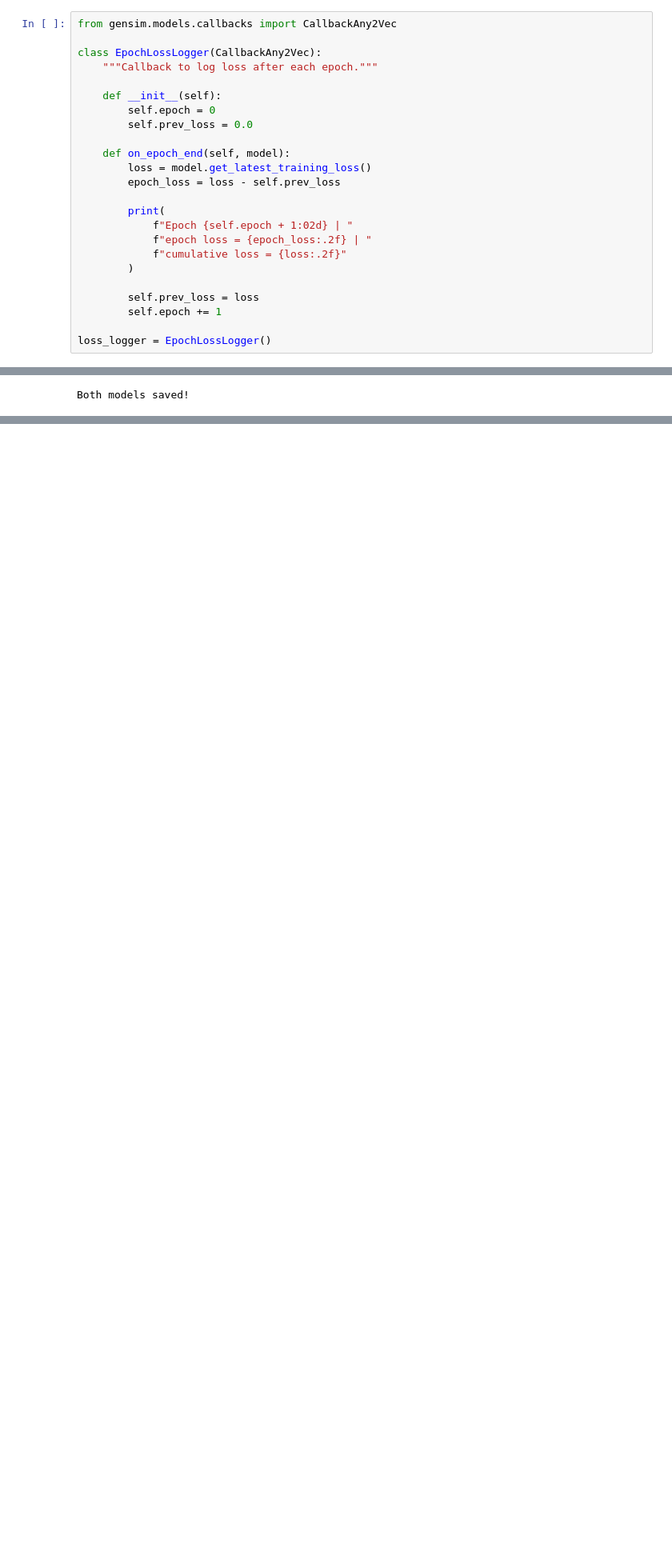
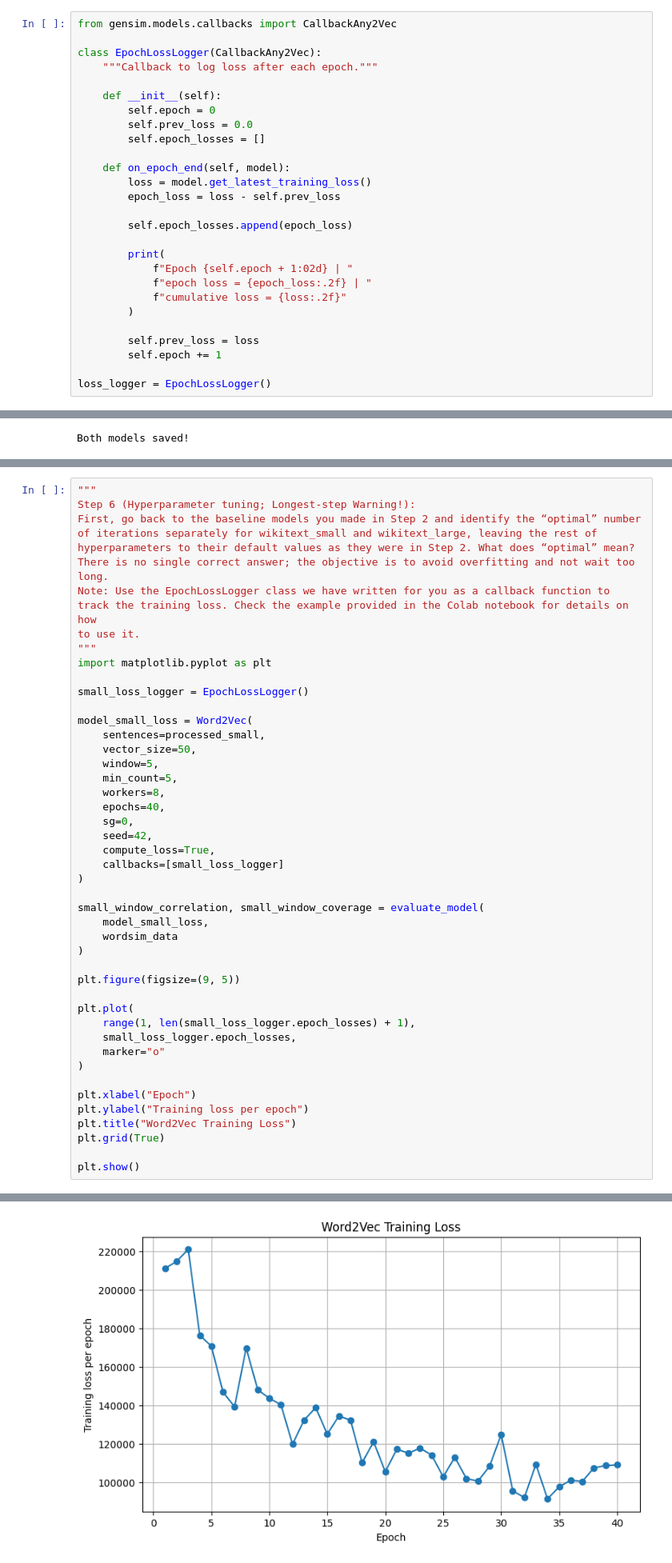
Before and after one commit to yvn2000/NLP_CW1, a Jupyter notebook: material/F21NL_CW1.ipynb, the cells around one changed output, grey strips where cells are left out. Shown at 80% size. Cells and saved outputs as stored; diff of their text form; blank space fills up the shorter version.

Commit message:
Pretrained google model and epoch tuning

```diff
--- a/material/F21NL_CW1.ipynb
+++ b/material/F21NL_CW1.ipynb
@@ -111,10 +113,13 @@ class EpochLossLogger(CallbackAny2Vec):
     def __init__(self):
         self.epoch = 0
         self.prev_loss = 0.0
+        self.epoch_losses = []
 
     def on_epoch_end(self, model):
         loss = model.get_latest_training_loss()
         epoch_loss = loss - self.prev_loss
+
+        self.epoch_losses.append(epoch_loss)
 
         print(
             f"Epoch {self.epoch + 1:02d} | "
@@ -719,0 +895,48 @@ Both models saved!
+# %%
+"""
+Step 6 (Hyperparameter tuning; Longest-step Warning!):
+First, go back to the baseline models you made in Step 2 and identify the “optimal” number
+of iterations separately for wikitext_small and wikitext_large, leaving the rest of
+hyperparameters to their default values as they were in Step 2. What does “optimal” mean?
+There is no single correct answer; the objective is to avoid overfitting and not wait too long.
+Note: Use the EpochLossLogger class we have written for you as a callback function to
+track the training loss. Check the example provided in the Colab notebook for details on how
+to use it.
+"""
+import matplotlib.pyplot as plt
+
+small_loss_logger = EpochLossLogger()
+
+model_small_loss = Word2Vec(
+    sentences=processed_small,
+    vector_size=50,
+    window=5,
+    min_count=5,
+    workers=8,
+    epochs=40,
+    sg=0,
+    seed=42,
+    compute_loss=True,
+    callbacks=[small_loss_logger]
+)
+
+small_window_correlation, small_window_coverage = evaluate_model(
+    model_small_loss,
+    wordsim_data
+)
+
+plt.figure(figsize=(9, 5))
+
+plt.plot(
+    range(1, len(small_loss_logger.epoch_losses) + 1),
+    small_loss_logger.epoch_losses,
+    marker="o"
+)
+
+plt.xlabel("Epoch")
+plt.ylabel("Training loss per epoch")
+plt.title("Word2Vec Training Loss")
+plt.grid(True)
+
+plt.show()
+# %% [output]
@@ -719,0 +960 @@ Both models saved!
+[figure, added]
```
Also changed, not shown: parts of 25 cells of this notebook.
